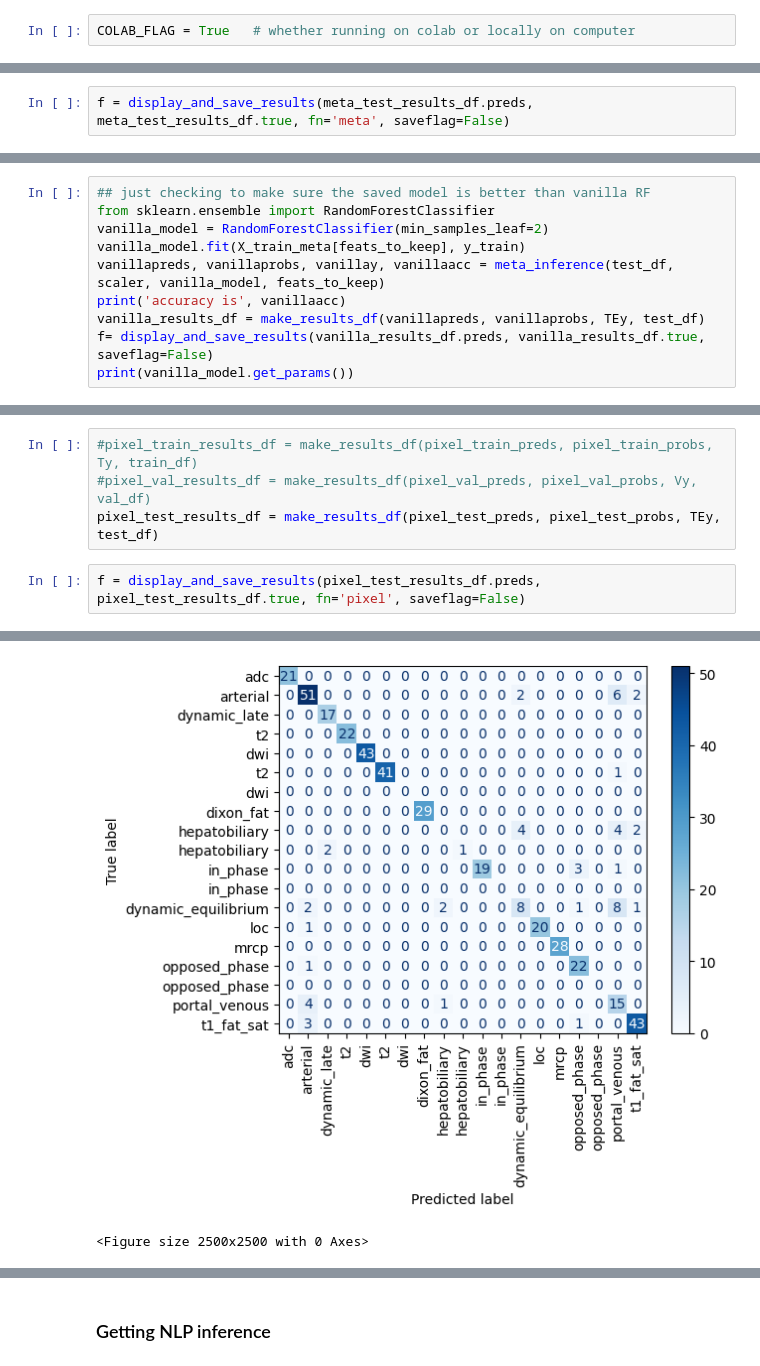
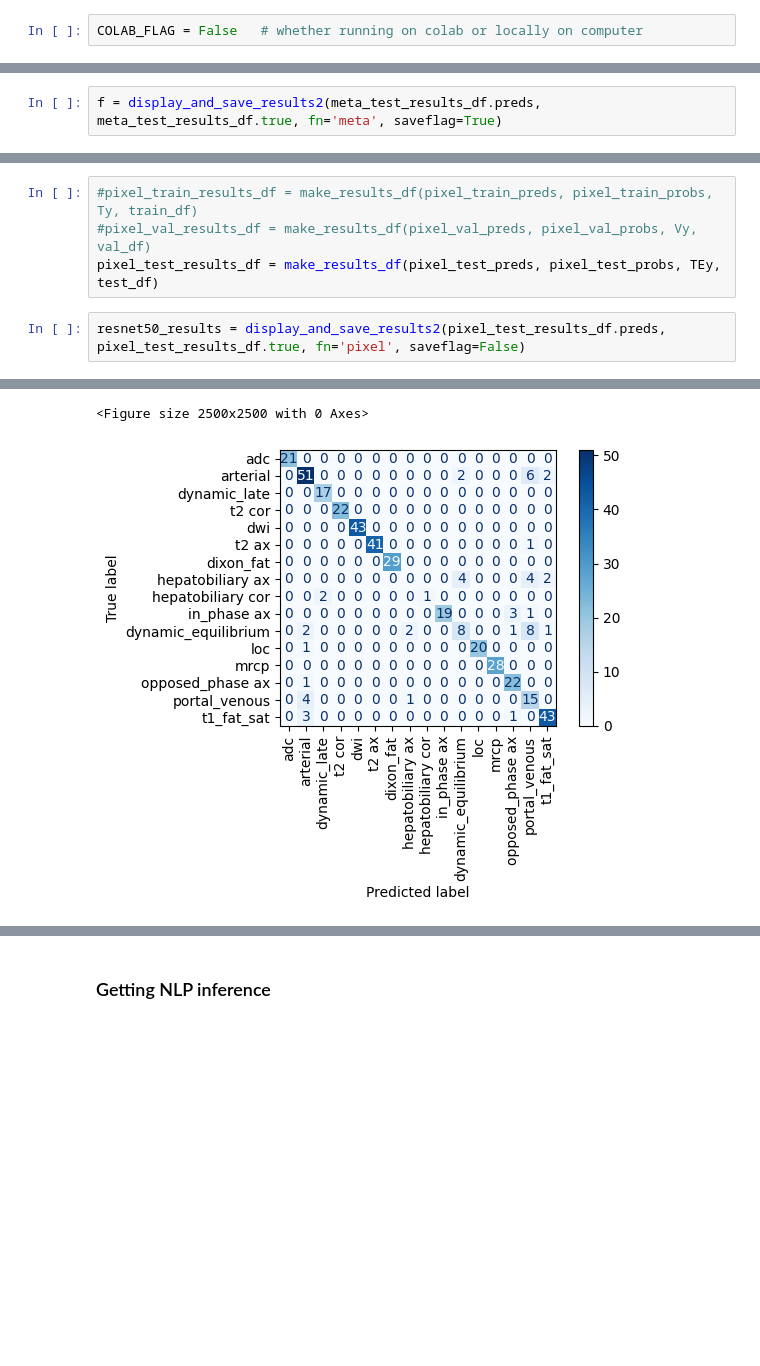
Before and after one commit to mille055/AIPI540_individual_project, a Jupyter notebook: notebooks/AIPI540_IP_forpaper.ipynb, the cells around one changed output, grey strips where cells are left out. Drawn from its saved outputs; the diff is of its cells as text; blank space fills up the shorter version.

```diff
--- a/notebooks/AIPI540_IP_forpaper.ipynb
+++ b/notebooks/AIPI540_IP_forpaper.ipynb
@@ -3,7 +3,7 @@
 # %% [markdown]
 <a href='https://ai.meng.duke.edu'> = <img align="left" style="padding-top:10px;" src=https://storage.googleapis.com/aipi_datasets/Duke-AIPI-Logo.png>
 # %%
-COLAB_FLAG = True   # whether running on colab or locally on computer
+COLAB_FLAG = False   # whether running on colab or locally on computer
 # %%
 if COLAB_FLAG:
     !pip install pydicom==2.1.2
@@ -163,3 +166,3 @@ meta_vector = Tprobs
 # %%
-f = display_and_save_results(meta_test_results_df.preds, meta_test_results_df.true, fn='meta', saveflag=False)
+f = display_and_save_results2(meta_test_results_df.preds, meta_test_results_df.true, fn='meta', saveflag=True)
 # %% [output]
@@ -185,10 +187,0 @@ weighted avg       0.87      0.87      0.86       432
-# %%
-## just checking to make sure the saved model is better than vanilla RF
-from sklearn.ensemble import RandomForestClassifier
-vanilla_model = RandomForestClassifier(min_samples_leaf=2)
-vanilla_model.fit(X_train_meta[feats_to_keep], y_train)
-vanillapreds, vanillaprobs, vanillay, vanillaacc = meta_inference(test_df, scaler, vanilla_model, feats_to_keep)
-print('accuracy is', vanillaacc)
-vanilla_results_df = make_results_df(vanillapreds, vanillaprobs, TEy, test_df)
-f= display_and_save_results(vanilla_results_df.preds, vanilla_results_df.true, saveflag=False)
-print(vanilla_model.get_params())
@@ -242,5 +422,5 @@ pixel_test_preds, pixel_test_probs = pixel_inference(model_pix, test_df.fname.to
 #pixel_val_results_df = make_results_df(pixel_val_preds, pixel_val_probs, Vy, val_df)
 pixel_test_results_df = make_results_df(pixel_test_preds, pixel_test_probs, TEy, test_df)
 # %%
-f = display_and_save_results(pixel_test_results_df.preds, pixel_test_results_df.true, fn='pixel', saveflag=False)
+resnet50_results = display_and_save_results2(pixel_test_results_df.preds, pixel_test_results_df.true, fn='pixel', saveflag=False)
 # %% [output]
@@ -264,2 +444,2 @@ weighted avg       0.88      0.88      0.87       432
+<Figure size 2500x2500 with 0 Axes>
-[figure, old version]
+[figure, new version]
-<Figure size 2500x2500 with 0 Axes>
```
Also changed, not shown: parts of 49 cells of this notebook, 27 other files.
